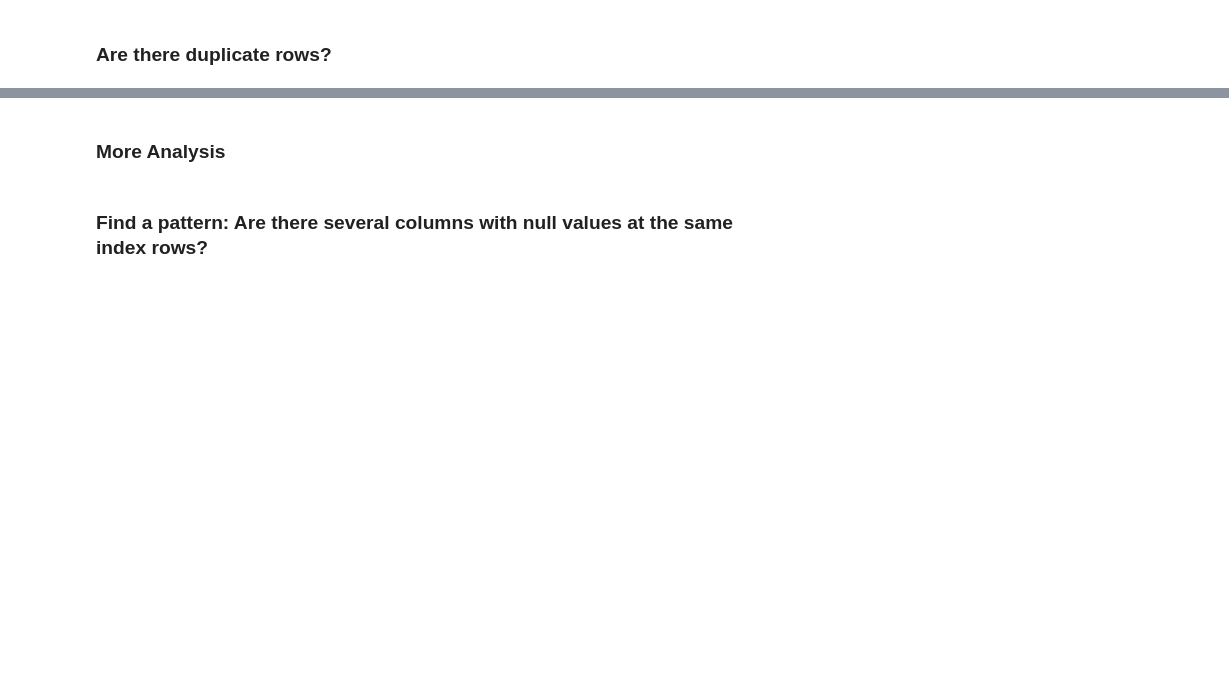
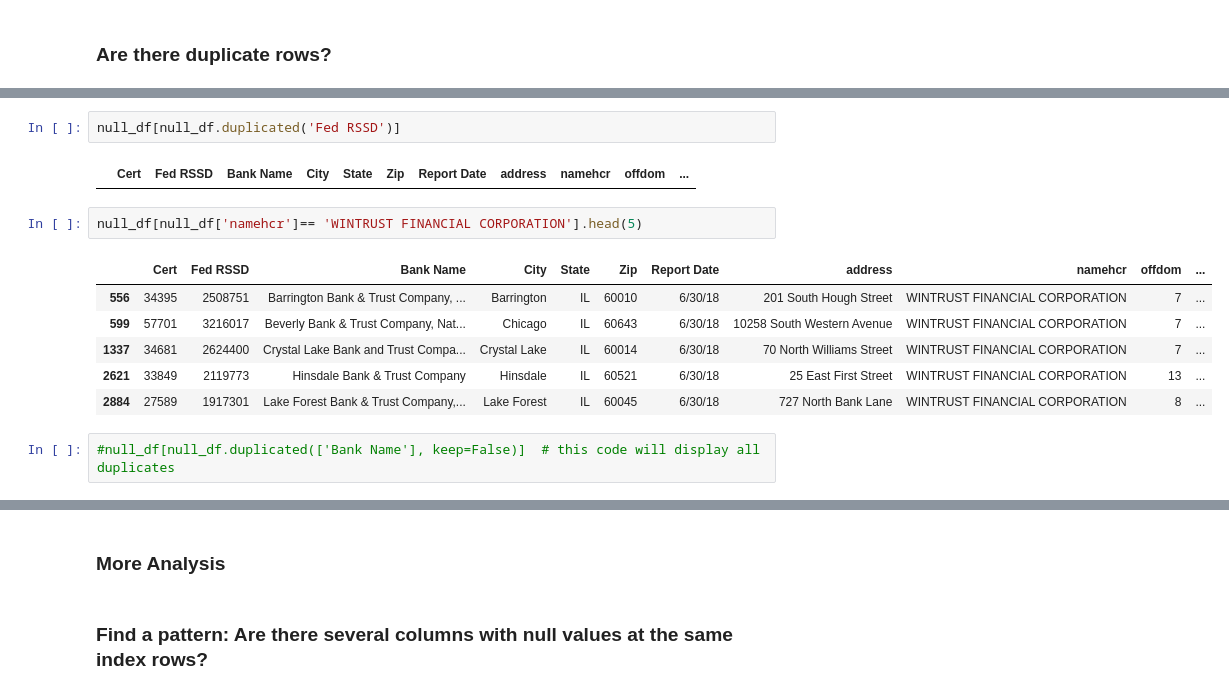
Before and after one commit to victorbizpetrol/ds-project, a Jupyter notebook: Data_Cleaning.ipynb, the cells around one changed output, grey strips where cells are left out. Cells and saved outputs as stored; diff of their text form; blank space fills up the shorter version.

```diff
--- a/Data_Cleaning.ipynb
+++ b/Data_Cleaning.ipynb
@@ -23,0 +85,15 @@ null_df.duplicated()
+# %%
+null_df[null_df.duplicated('Fed RSSD')]
+# %% [output]
+|  | Cert | Fed RSSD | Bank Name | City | State | Zip | Report Date | address | namehcr | offdom | ... |
+# %%
+null_df[null_df['namehcr']== 'WINTRUST FINANCIAL CORPORATION'].head(5)
+# %% [output]
+|  | Cert | Fed RSSD | Bank Name | City | State | Zip | Report Date | address | namehcr | offdom | ... |
+| 556 | 34395 | 2508751 | Barrington Bank & Trust Company, ... | Barrington | IL | 60010 | 6/30/18 | 201 South Hough Street | WINTRUST FINANCIAL CORPORATION | 7 | ... |
+| 599 | 57701 | 3216017 | Beverly Bank & Trust Company, Nat... | Chicago | IL | 60643 | 6/30/18 | 10258 South Western Avenue | WINTRUST FINANCIAL CORPORATION | 7 | ... |
+| 1337 | 34681 | 2624400 | Crystal Lake Bank and Trust Compa... | Crystal Lake | IL | 60014 | 6/30/18 | 70 North Williams Street | WINTRUST FINANCIAL CORPORATION | 7 | ... |
+| 2621 | 33849 | 2119773 | Hinsdale Bank & Trust Company | Hinsdale | IL | 60521 | 6/30/18 | 25 East First Street | WINTRUST FINANCIAL CORPORATION | 13 | ... |
+| 2884 | 27589 | 1917301 | Lake Forest Bank & Trust Company,... | Lake Forest | IL | 60045 | 6/30/18 | 727 North Bank Lane | WINTRUST FINANCIAL CORPORATION | 8 | ... |
+# %%
+#null_df[null_df.duplicated(['Bank Name'], keep=False)]  # this code will display all duplicates
```
Also changed, not shown: parts of 76 cells of this notebook, 2 other files.
